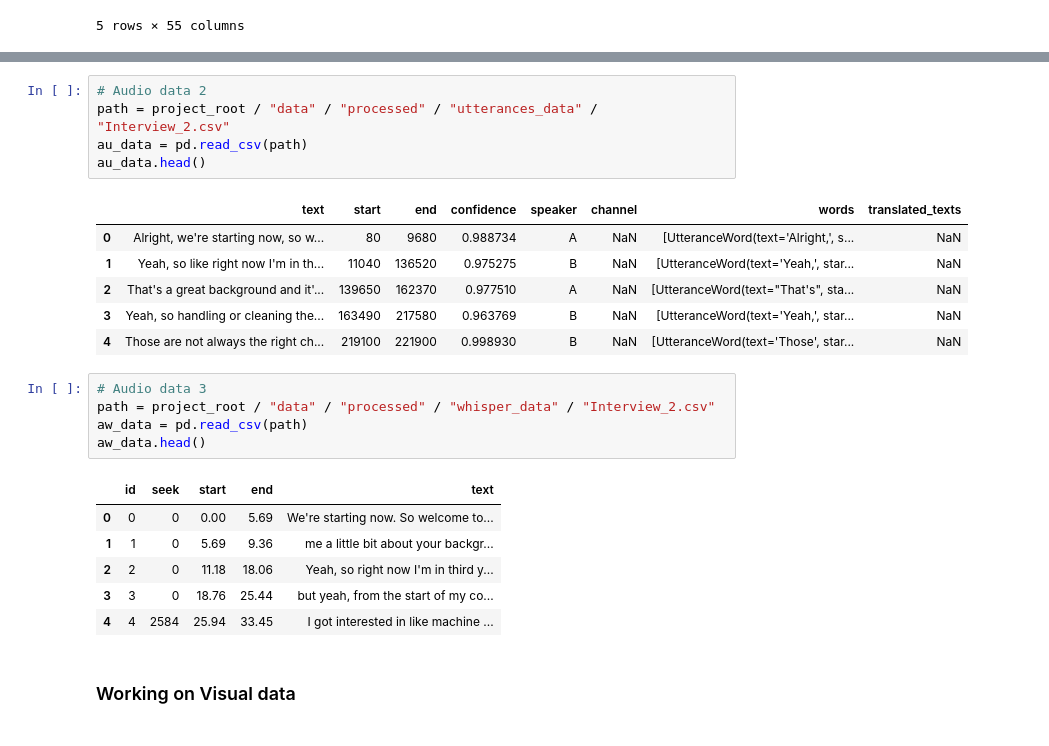
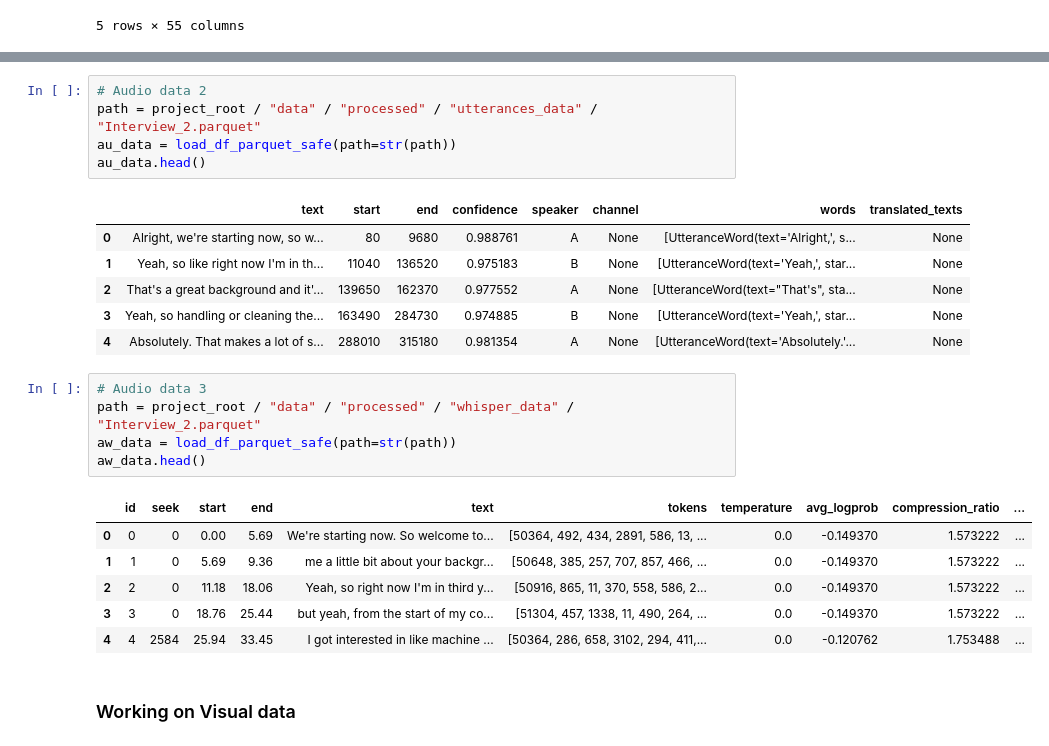
Before and after one commit to Ak62007/Multimodel-Reasoning, a Jupyter notebook: notebooks/data_ana_merge.ipynb, the cells around one changed output, grey strips where cells are left out. Saved outputs shown, nothing was run; the diff lists cells and outputs as text.

Commit message:
changed the formatting of the way i was saving the file, changed it from csv to parquet format

```diff
--- a/notebooks/data_ana_merge.ipynb
+++ b/notebooks/data_ana_merge.ipynb
@@ -75,28 +77,28 @@ at_data.head()
 | 4 | 2.0 | 0.0646 | 237.84 | 56.17 | False |
 # %%
 # Audio data 2
-path = project_root / "data" / "processed" / "utterances_data" / "Interview_2.csv"
-au_data = pd.read_csv(path)
+path = project_root / "data" / "processed" / "utterances_data" / "Interview_2.parquet"
+au_data = load_df_parquet_safe(path=str(path))
 au_data.head()
 # %% [output]
 |  | text | start | end | confidence | speaker | channel | words | translated_texts |
-| 0 | Alright, we're starting now, so w... | 80 | 9680 | 0.988734 | A | NaN | [UtteranceWord(text='Alright,', s... | NaN |
-| 1 | Yeah, so like right now I'm in th... | 11040 | 136520 | 0.975275 | B | NaN | [UtteranceWord(text='Yeah,', star... | NaN |
-| 2 | That's a great background and it'... | 139650 | 162370 | 0.977510 | A | NaN | [UtteranceWord(text="That's", sta... | NaN |
-| 3 | Yeah, so handling or cleaning the... | 163490 | 217580 | 0.963769 | B | NaN | [UtteranceWord(text='Yeah,', star... | NaN |
-| 4 | Those are not always the right ch... | 219100 | 221900 | 0.998930 | B | NaN | [UtteranceWord(text='Those', star... | NaN |
+| 0 | Alright, we're starting now, so w... | 80 | 9680 | 0.988761 | A | None | [UtteranceWord(text='Alright,', s... | None |
+| 1 | Yeah, so like right now I'm in th... | 11040 | 136520 | 0.975183 | B | None | [UtteranceWord(text='Yeah,', star... | None |
+| 2 | That's a great background and it'... | 139650 | 162370 | 0.977552 | A | None | [UtteranceWord(text="That's", sta... | None |
+| 3 | Yeah, so handling or cleaning the... | 163490 | 284730 | 0.974885 | B | None | [UtteranceWord(text='Yeah,', star... | None |
+| 4 | Absolutely. That makes a lot of s... | 288010 | 315180 | 0.981354 | A | None | [UtteranceWord(text='Absolutely.'... | None |
 # %%
 # Audio data 3
-path = project_root / "data" / "processed" / "whisper_data" / "Interview_2.csv"
-aw_data = pd.read_csv(path)
+path = project_root / "data" / "processed" / "whisper_data" / "Interview_2.parquet"
+aw_data = load_df_parquet_safe(path=str(path))
 aw_data.head()
 # %% [output]
-|  | id | seek | start | end | text |
-| 0 | 0 | 0 | 0.00 | 5.69 | We're starting now. So welcome to... |
-| 1 | 1 | 0 | 5.69 | 9.36 | me a little bit about your backgr... |
-| 2 | 2 | 0 | 11.18 | 18.06 | Yeah, so right now I'm in third y... |
-| 3 | 3 | 0 | 18.76 | 25.44 | but yeah, from the start of my co... |
-| 4 | 4 | 2584 | 25.94 | 33.45 | I got interested in like machine ... |
+|  | id | seek | start | end | text | tokens | temperature | avg_logprob | compression_ratio | ... |
+| 0 | 0 | 0 | 0.00 | 5.69 | We're starting now. So welcome to... | [50364, 492, 434, 2891, 586, 13, ... | 0.0 | -0.149370 | 1.573222 | ... |
+| 1 | 1 | 0 | 5.69 | 9.36 | me a little bit about your backgr... | [50648, 385, 257, 707, 857, 466, ... | 0.0 | -0.149370 | 1.573222 | ... |
+| 2 | 2 | 0 | 11.18 | 18.06 | Yeah, so right now I'm in third y... | [50916, 865, 11, 370, 558, 586, 2... | 0.0 | -0.149370 | 1.573222 | ... |
+| 3 | 3 | 0 | 18.76 | 25.44 | but yeah, from the start of my co... | [51304, 457, 1338, 11, 490, 264, ... | 0.0 | -0.149370 | 1.573222 | ... |
+| 4 | 4 | 2584 | 25.94 | 33.45 | I got interested in like machine ... | [50364, 286, 658, 3102, 294, 411,... | 0.0 | -0.120762 | 1.753488 | ... |
 # %% [markdown]
 ### Working on Visual data
 # %%
```
Also changed, not shown: parts of 24 cells of this notebook, 5 other files.
